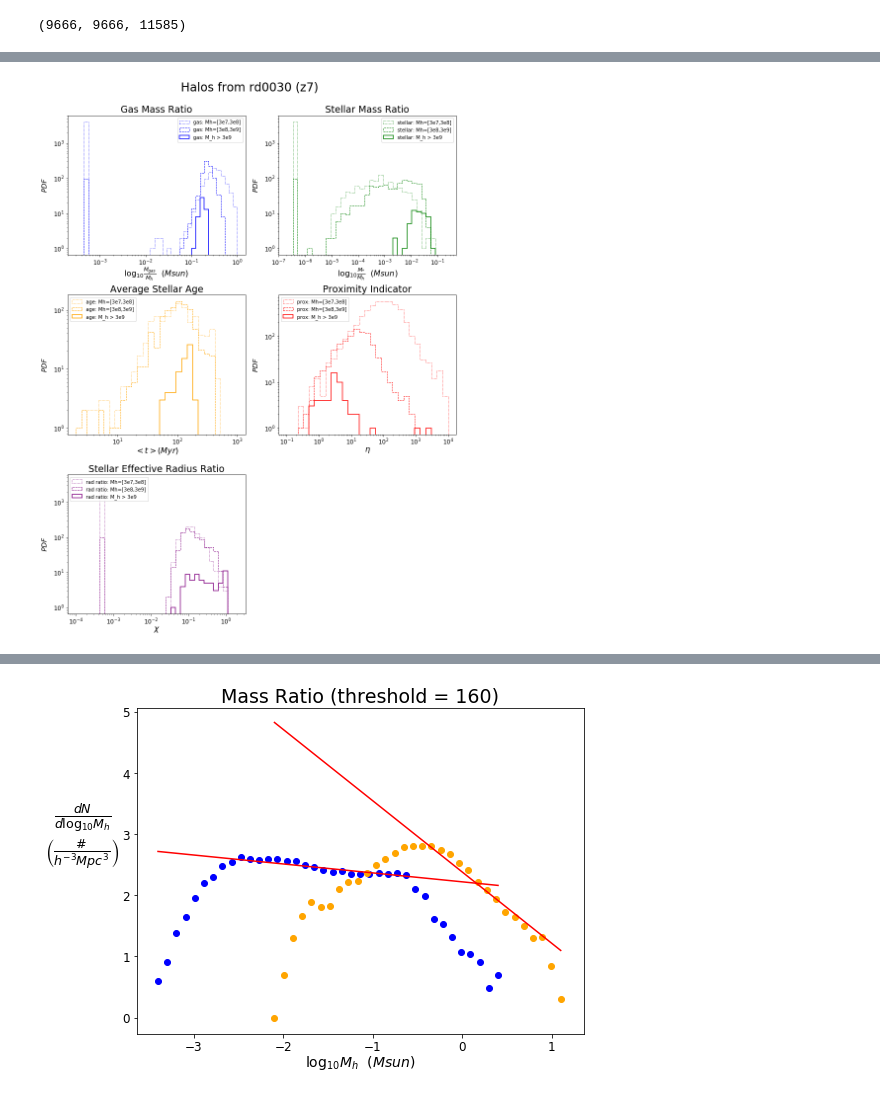
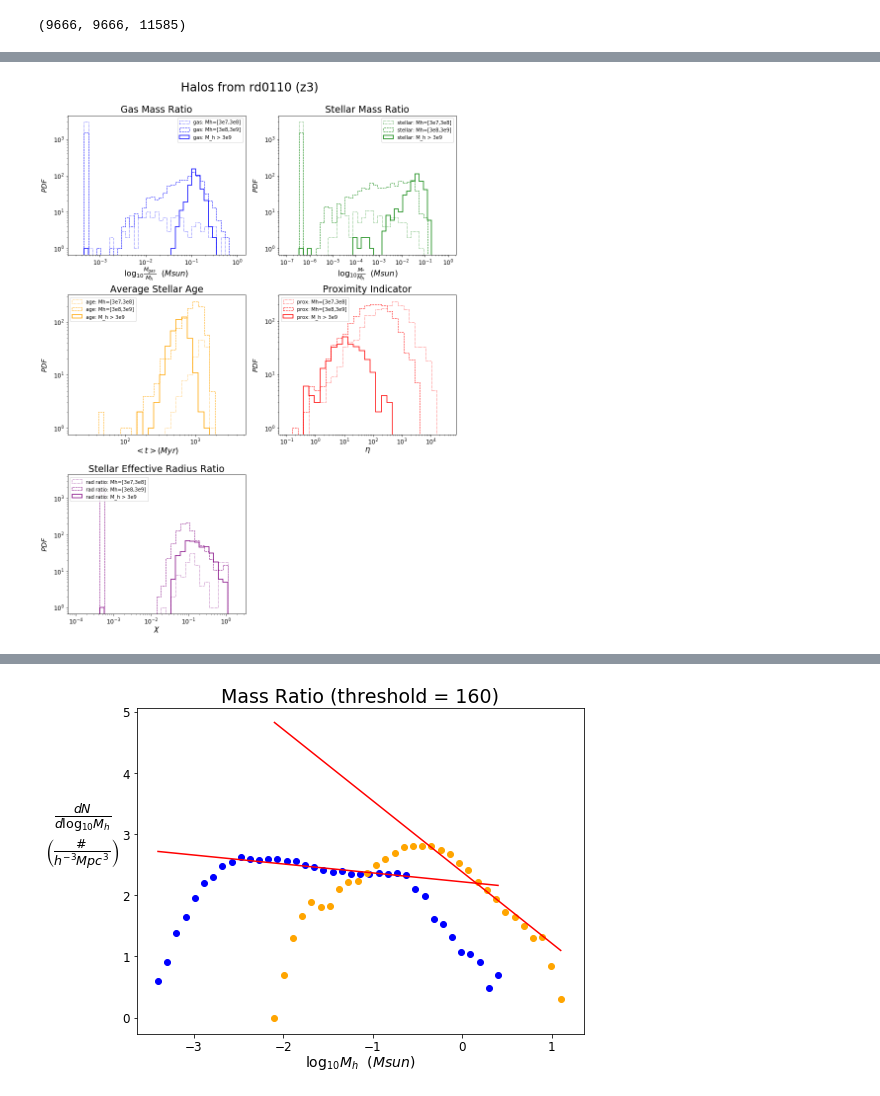
Before and after one commit to ygovil1/data-mining-galaxies, a Jupyter notebook: HaloCatalog/ratio_plotter.ipynb, the cells around one changed output, grey strips where cells are left out. Cells and saved outputs as stored; diff of their text form; code cells hidden in the pictures.

```diff
--- a/HaloCatalog/ratio_plotter.ipynb
+++ b/HaloCatalog/ratio_plotter.ipynb
@@ -205 +207,3 @@ toUse = "rd0030"
+# %%
+toCreate = "rd0110"
 # %%
@@ -407,8 +439,8 @@ True True
 start = 1e-7
 gasbins = np.geomspace(start=3e-4, stop=1, num=40)
 stelbins = np.geomspace(start=start, stop=1, num=40)
-agebins = np.geomspace(start=2e0, stop=1e3, num=30)
-proxbins = np.geomspace(start=1e-1, stop=1e4, num=30)
+agebins = np.geomspace(start=2e1, stop=4e3, num=30)
+proxbins = np.geomspace(start=1e-1, stop=4e4, num=30)
 radbins = np.geomspace(start=1e-4, stop=2, num=35)
 # %%
 # create subplots
@@ -420,7 +452,6 @@ ax4 = plt.subplot(3,2,4)
 ax5 = plt.subplot(3,2,5)
 
 # plot titles
-figtitle = "Halos from rd0030 (z7)"
 gastitle = "Gas Mass Ratio"
 stellartitle = "Stellar Mass Ratio"
 agetitle = "Average Stellar Age"
@@ -429,21 +460,21 @@ radtitle = "Stellar Effective Radius Ratio"
 
 # plot various lists
 ratiolists = [ratiolist1, ratiolist2]
-ax1.hist(new_ratiolist11, gasbins, ec = 'blue', lw = 1, label = 'gas: Mh=[3e7,3e8]', linestyle = ":", histtype='step', fill = False)
-ax1.hist(new_ratiolist12, gasbins, ec = 'blue', lw = 1, label = 'gas: Mh=[3e8,3e9]', linestyle = "--",histtype='step', fill = False)
-ax1.hist(new_ratiolist13, gasbins, ec = 'blue', lw = 1.5, label = 'gas: M_h > 3e9', linestyle = "-", histtype='step', fill = False)
-ax2.hist(new_ratiolist21, stelbins, ec = 'green', lw = 1, label = 'stellar: Mh=[3e7,3e8]', linestyle = ":", histtype='step', fill = False)
-ax2.hist(new_ratiolist22, stelbins, ec = 'green', lw = 1, label = 'stellar: Mh=[3e8,3e9]', linestyle = "--",histtype='step', fill = False)
-ax2.hist(new_ratiolist23, stelbins, ec = 'green', lw = 1.5, label = 'stellar: M_h > 3e9', linestyle = "-", histtype='step', fill = False)
-ax3.hist(ave_agelist1, agebins, ec = 'orange', lw = 1, label = 'age: Mh=[3e7,3e8]', linestyle = ":", histtype='step', fill = False)
-ax3.hist(ave_agelist2, agebins, ec = 'orange', lw = 1, label = 'age: Mh=[3e8,3e9]', linestyle = "--",histtype='step', fill = False)
-ax3.hist(ave_agelist3, agebins, ec = 'orange', lw = 1.5, label = 'age: M_h > 3e9', linestyle = "-", histtype='step', fill = False)
-ax4.hist(proxlist1, proxbins, ec = 'red', lw = 1, label = 'prox: Mh=[3e7,3e8]', linestyle = ":", histtype='step', fill = False)
-ax4.hist(proxlist2, proxbins, ec = 'red', lw = 1, label = 'prox: Mh=[3e8,3e9]', linestyle = "--",histtype='step', fill = False)
-ax4.hist(proxlist3, proxbins, ec = 'red', lw = 1.5, label = 'prox: M_h > 3e9', linestyle = "-", histtype='step', fill = False)
-ax5.hist(rad_ratiolist1, radbins, ec = 'purple', lw = 1, label = 'rad ratio: Mh=[3e7,3e8]', linestyle = ":", histtype='step', fill = False)
-ax5.hist(rad_ratiolist2, radbins, ec = 'purple', lw = 1, label = 'rad ratio: Mh=[3e8,3e9]', linestyle = "--",histtype='step', fill = False)
-ax5.hist(rad_ratiolist3, radbins, ec = 'purple', lw = 1.5, label = 'rad ratio: M_h > 3e9', linestyle = "-", histtype='step', fill = False)
+ax1.hist(ploting['gasratio'][0], gasbins, ec = 'blue', lw = 1, label = 'gas: Mh=[3e7,3e8]', linestyle = ":", histtype='step', fill = False)
+ax1.hist(ploting['gasratio'][1], gasbins, ec = 'blue', lw = 1, label = 'gas: Mh=[3e8,3e9]', linestyle = "--",histtype='step', fill = False)
+ax1.hist(ploting['gasratio'][2], gasbins, ec = 'blue', lw = 1.5, label = 'gas: M_h > 3e9', linestyle = "-", histtype='step', fill = False)
+ax2.hist(ploting['stelratio'][0], stelbins, ec = 'green', lw = 1, label = 'stellar: Mh=[3e7,3e8]', linestyle = ":", histtype='step', fill = False)
+ax2.hist(ploting['stelratio'][1], stelbins, ec = 'green', lw = 1, label = 'stellar: Mh=[3e8,3e9]', linestyle = "--",histtype='step', fill = False)
+ax2.hist(ploting['stelratio'][2], stelbins, ec = 'green', lw = 1.5, label = 'stellar: M_h > 3e9', linestyle = "-", histtype='step', fill = False)
+ax3.hist(ploting['age'][0], agebins, ec = 'orange', lw = 1, label = 'age: Mh=[3e7,3e8]', linestyle = ":", histtype='step', fill = False)
+ax3.hist(ploting['age'][1], agebins, ec = 'orange', lw = 1, label = 'age: Mh=[3e8,3e9]', linestyle = "--",histtype='step', fill = False)
+ax3.hist(ploting['age'][2], agebins, ec = 'orange', lw = 1.5, label = 'age: M_h > 3e9', linestyle = "-", histtype='step', fill = False)
+ax4.hist(ploting['prox'][0], proxbins, ec = 'red', lw = 1, label = 'prox: Mh=[3e7,3e8]', linestyle = ":", histtype='step', fill = False)
+ax4.hist(ploting['prox'][1], proxbins, ec = 'red', lw = 1, label = 'prox: Mh=[3e8,3e9]', linestyle = "--",histtype='step', fill = False)
+ax4.hist(ploting['prox'][2], proxbins, ec = 'red', lw = 1.5, label = 'prox: M_h > 3e9', linestyle = "-", histtype='step', fill = False)
+ax5.hist(ploting['chi'][0], radbins, ec = 'purple', lw = 1, label = 'rad ratio: Mh=[3e7,3e8]', linestyle = ":", histtype='step', fill = False)
+ax5.hist(ploting['chi'][1], radbins, ec = 'purple', lw = 1, label = 'rad ratio: Mh=[3e8,3e9]', linestyle = "--",histtype='step', fill = False)
+ax5.hist(ploting['chi'][2], radbins, ec = 'purple', lw = 1.5, label = 'rad ratio: M_h > 3e9', linestyle = "-", histtype='step', fill = False)
 
 # set title
 plt.suptitle(figtitle, fontsize = 24)
@@ -490,33 +521,33 @@ ax4.set_yscale('log')
 ax4.tick_params(axis='x', which='major', labelsize=12)
 ax4.tick_params(axis='y', which='major', labelsize=12)
 ax5.set_xscale('log')
 ax5.set_yscale('log')
 ax5.tick_params(axis='x', which='major', labelsize=12)
 ax5.tick_params(axis='y', which='major', labelsize=12)
 
 
 # add labels for each plot
 # annotation1 = 'using .sum'
 # annotation2 = 'using particle mask'
 # ax1.text(start, 20, annotation1, size = 12)
 # ax2.text(start, 30, annotation2, size = 12)
 
 # set axis limits
-ax2.set_xlim([1e-7, 0.5])
+# ax2.set_xlim([1e-7, 0.5])
 
 # add legend
 ax1.legend(loc = 'upper right')
 ax2.legend(loc = 'upper right')
 ax3.legend(loc = 'upper left')
 ax4.legend(loc = 'upper left')
 ax5.legend(loc = 'upper left')
 
 # adjust spacing and show
 plt.tight_layout()
 fig1.subplots_adjust(top=0.92)
 plt.show()
 
 #plt.savefig('./LG4_2048_40pc/rd0070/massratios.png', dpi = 300)
 # %% [output]
-[figure, old version]
+[figure, new version]
 # %%
```
Also changed, not shown: parts of 13 cells of this notebook.
